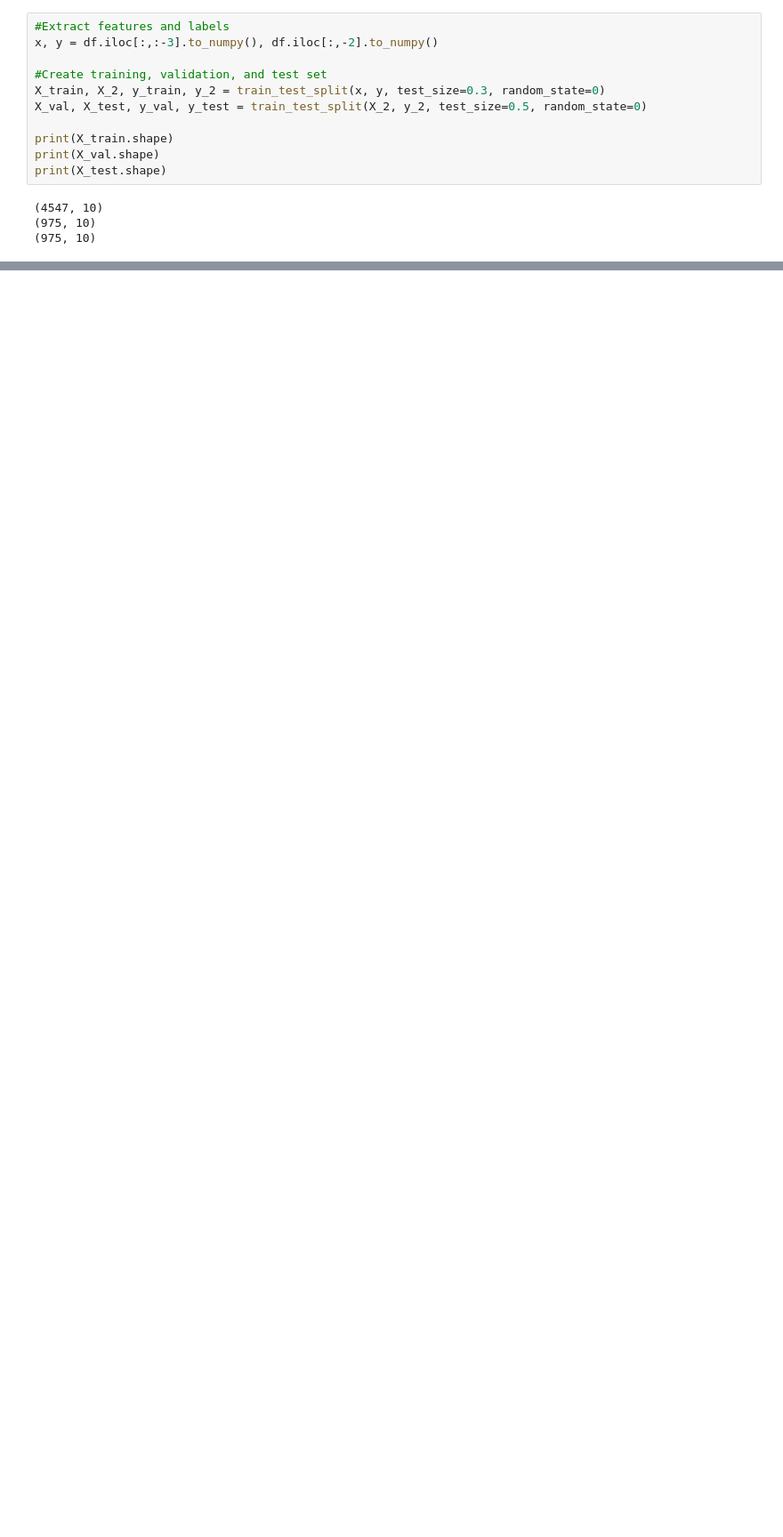
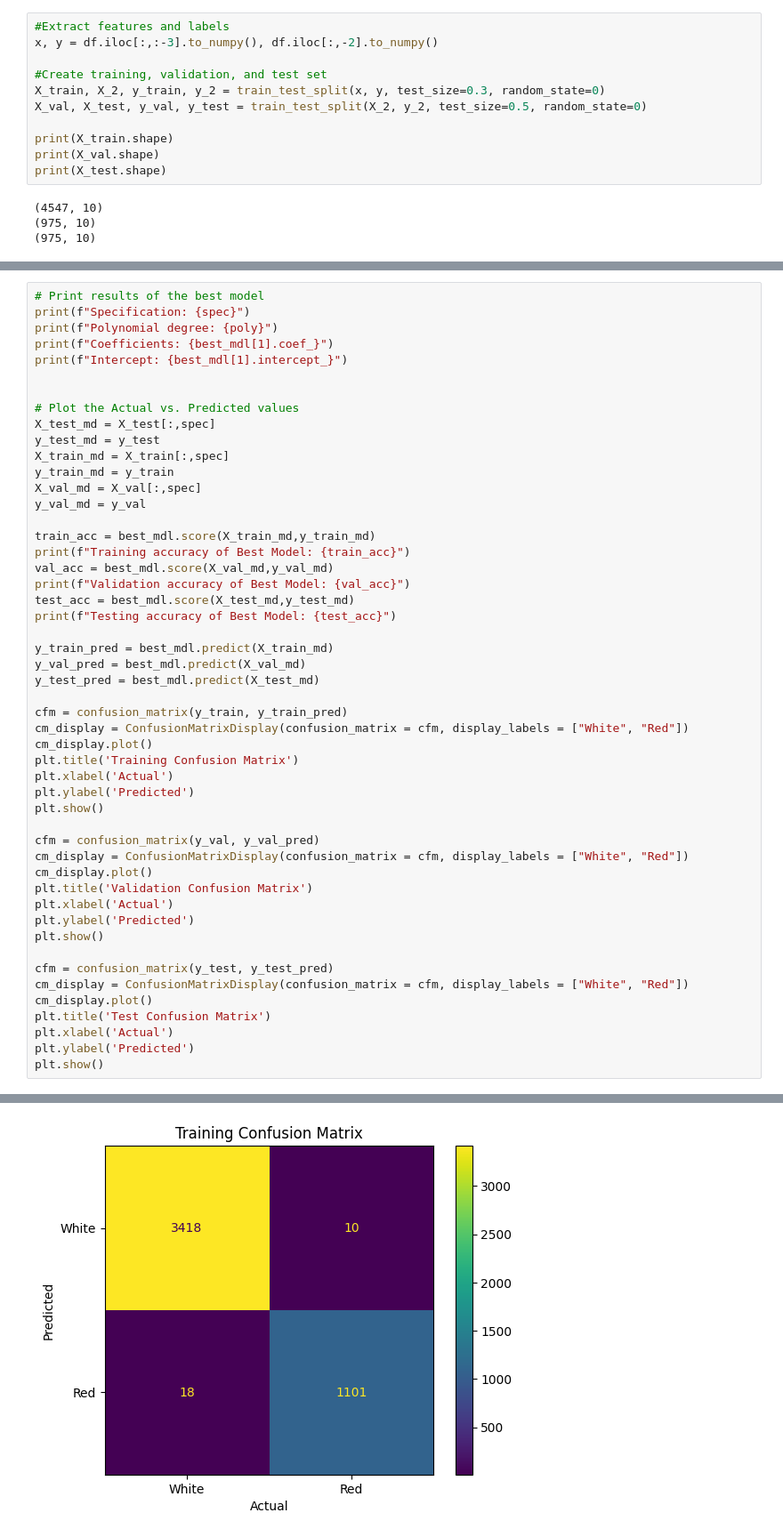
Before and after one commit to depipon/ClassicalML, a Jupyter notebook: AI221_Assignment3_201530759.ipynb, the cells around one changed output, grey strips where cells are left out. Shown at 89% size. Cells and saved outputs as stored; diff of their text form; blank space fills up the shorter version.

```diff
--- a/AI221_Assignment3_201530759.ipynb
+++ b/AI221_Assignment3_201530759.ipynb
@@ -124,0 +266,51 @@ plt.show()
+# %%
+# Print results of the best model
+print(f"Specification: {spec}")
+print(f"Polynomial degree: {poly}")
+print(f"Coefficients: {best_mdl[1].coef_}")
+print(f"Intercept: {best_mdl[1].intercept_}")
+
+
+# Plot the Actual vs. Predicted values
+X_test_md = X_test[:,spec]
+y_test_md = y_test
+X_train_md = X_train[:,spec]
+y_train_md = y_train
+X_val_md = X_val[:,spec]
+y_val_md = y_val
+
+train_acc = best_mdl.score(X_train_md,y_train_md)
+print(f"Training accuracy of Best Model: {train_acc}")
+val_acc = best_mdl.score(X_val_md,y_val_md)
+print(f"Validation accuracy of Best Model: {val_acc}")
+test_acc = best_mdl.score(X_test_md,y_test_md)
+print(f"Testing accuracy of Best Model: {test_acc}")
+
+y_train_pred = best_mdl.predict(X_train_md)
+y_val_pred = best_mdl.predict(X_val_md)
+y_test_pred = best_mdl.predict(X_test_md)
+
+cfm = confusion_matrix(y_train, y_train_pred)
+cm_display = ConfusionMatrixDisplay(confusion_matrix = cfm, display_labels = ["White", "Red"])
+cm_display.plot()
+plt.title('Training Confusion Matrix')
+plt.xlabel('Actual')
+plt.ylabel('Predicted')
+plt.show()
+
+cfm = confusion_matrix(y_val, y_val_pred)
+cm_display = ConfusionMatrixDisplay(confusion_matrix = cfm, display_labels = ["White", "Red"])
+cm_display.plot()
+plt.title('Validation Confusion Matrix')
+plt.xlabel('Actual')
+plt.ylabel('Predicted')
+plt.show()
+
+cfm = confusion_matrix(y_test, y_test_pred)
+cm_display = ConfusionMatrixDisplay(confusion_matrix = cfm, display_labels = ["White", "Red"])
+cm_display.plot()
+plt.title('Test Confusion Matrix')
+plt.xlabel('Actual')
+plt.ylabel('Predicted')
+plt.show()
+# %% [output]
@@ -124,0 +328 @@ plt.show()
+[figure, added]
```
Also changed, not shown: parts of 19 cells of this notebook.
